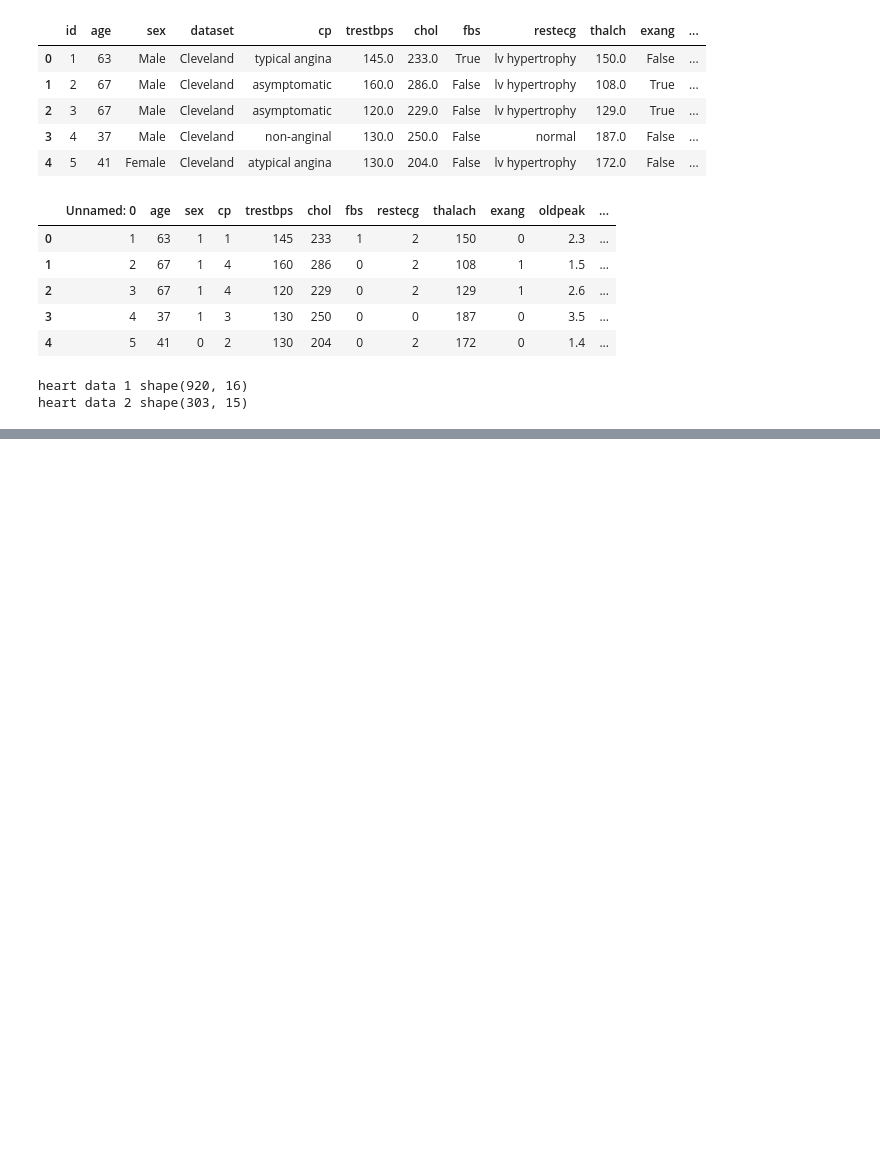
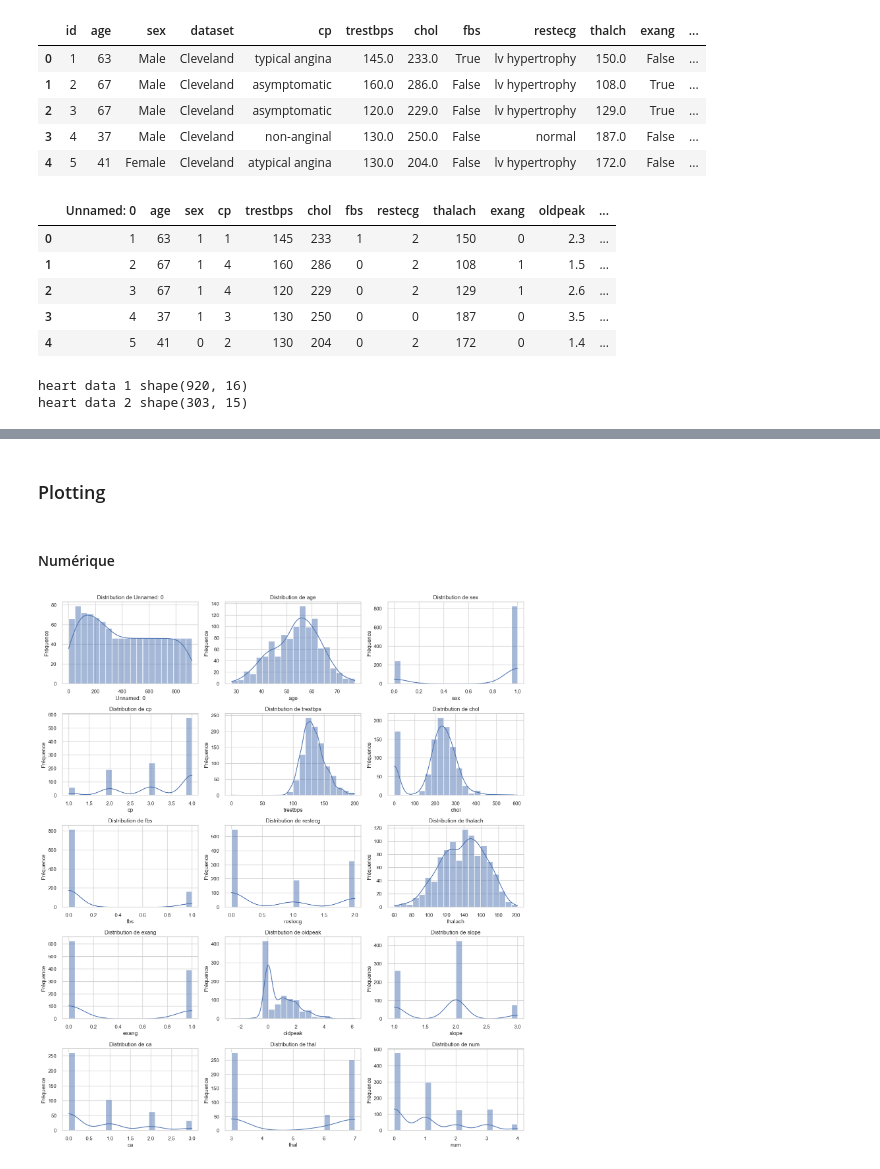
Before and after one commit to YannSko/Kidney_Disease_Classif, a Jupyter notebook: notebook/exploration.ipynb, the cells around one changed output, grey strips where cells are left out. Saved outputs shown, nothing was run; the diff lists cells and outputs as text; code cells hidden in the pictures; blank space fills up the shorter version.

```diff
--- a/notebook/exploration.ipynb
+++ b/notebook/exploration.ipynb
@@ -142,0 +223,24 @@ merged_df.shape
+# %% [markdown]
+### Plotting
+# %% [markdown]
+#### Numérique
+# %%
+import matplotlib.pyplot as plt
+import seaborn as sns
+
+# Sélectionner les colonnes numériques
+numeric_columns = merged_df.select_dtypes(include=['float64', 'int64']).columns
+
+# Configuration de la grille de plots pour les distributions
+plt.figure(figsize=(15, 20))
+for i, col in enumerate(numeric_columns, 1):
+    plt.subplot(len(numeric_columns) // 3 + 1, 3, i)
+    sns.histplot(merged_df[col], kde=True, bins=20)
+    plt.title(f"Distribution de {col}")
+    plt.xlabel(col)
+    plt.ylabel("Fréquence")
+
+plt.tight_layout()
+plt.show()
+# %% [output]
+[figure, added]
```
Also changed, not shown: parts of 16 cells of this notebook.
